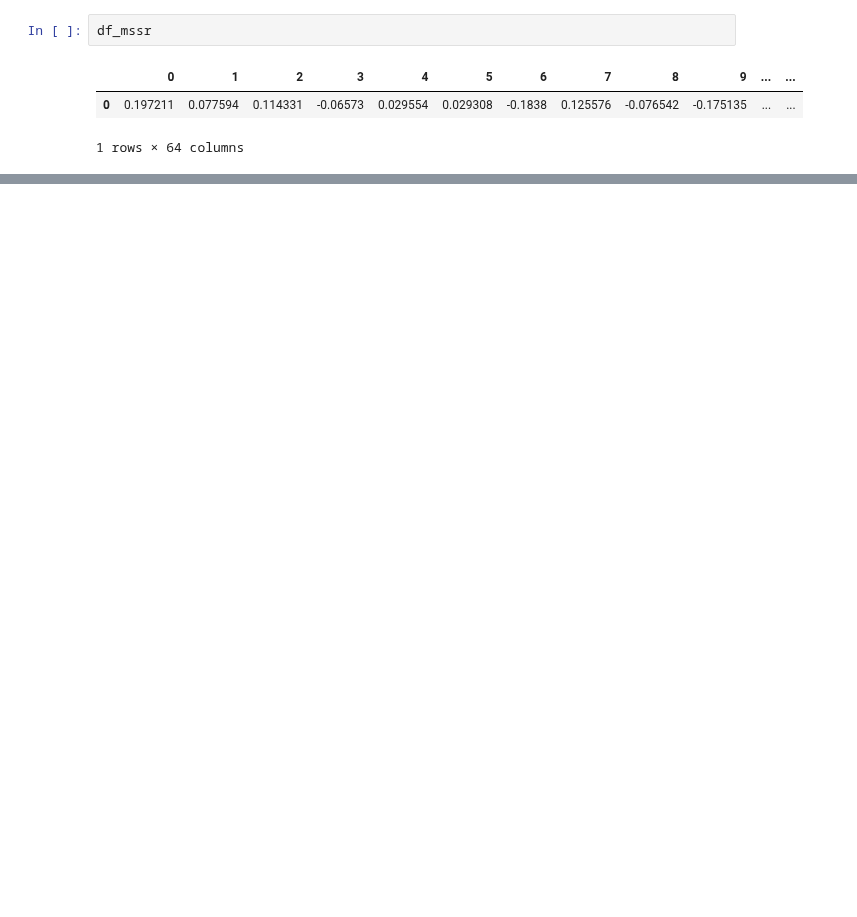
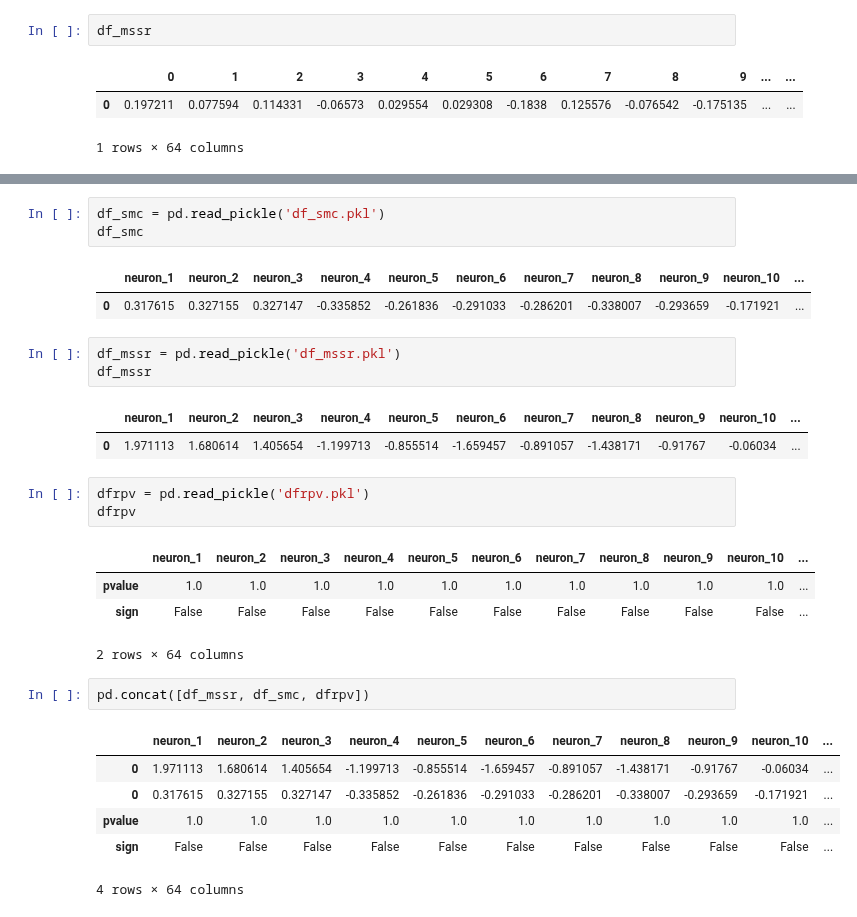
Before and after one commit to MHaurel/nn-concept-interpreter, a Jupyter notebook: visualizer/src/Test.ipynb, the cells around one changed output, grey strips where cells are left out. Drawn from its saved outputs; the diff is of its cells as text; blank space fills up the shorter version.

```diff
--- a/visualizer/src/Test.ipynb
+++ b/visualizer/src/Test.ipynb
@@ -106,0 +110,29 @@ b_s
+# %%
+df_smc = pd.read_pickle('df_smc.pkl')
+df_smc
+# %% [output]
+|  | neuron_1 | neuron_2 | neuron_3 | neuron_4 | neuron_5 | neuron_6 | neuron_7 | neuron_8 | neuron_9 | neuron_10 | ... |
+| 0 | 0.317615 | 0.327155 | 0.327147 | -0.335852 | -0.261836 | -0.291033 | -0.286201 | -0.338007 | -0.293659 | -0.171921 | ... |
+# %%
+df_mssr = pd.read_pickle('df_mssr.pkl')
+df_mssr
+# %% [output]
+|  | neuron_1 | neuron_2 | neuron_3 | neuron_4 | neuron_5 | neuron_6 | neuron_7 | neuron_8 | neuron_9 | neuron_10 | ... |
+| 0 | 1.971113 | 1.680614 | 1.405654 | -1.199713 | -0.855514 | -1.659457 | -0.891057 | -1.438171 | -0.91767 | -0.06034 | ... |
+# %%
+dfrpv = pd.read_pickle('dfrpv.pkl')
+dfrpv
+# %% [output]
+|  | neuron_1 | neuron_2 | neuron_3 | neuron_4 | neuron_5 | neuron_6 | neuron_7 | neuron_8 | neuron_9 | neuron_10 | ... |
+| pvalue | 1.0 | 1.0 | 1.0 | 1.0 | 1.0 | 1.0 | 1.0 | 1.0 | 1.0 | 1.0 | ... |
+| sign | False | False | False | False | False | False | False | False | False | False | ... |
+2 rows × 64 columns
+# %%
+pd.concat([df_mssr, df_smc, dfrpv])
+# %% [output]
+|  | neuron_1 | neuron_2 | neuron_3 | neuron_4 | neuron_5 | neuron_6 | neuron_7 | neuron_8 | neuron_9 | neuron_10 | ... |
+| 0 | 1.971113 | 1.680614 | 1.405654 | -1.199713 | -0.855514 | -1.659457 | -0.891057 | -1.438171 | -0.91767 | -0.06034 | ... |
+| 0 | 0.317615 | 0.327155 | 0.327147 | -0.335852 | -0.261836 | -0.291033 | -0.286201 | -0.338007 | -0.293659 | -0.171921 | ... |
+| pvalue | 1.0 | 1.0 | 1.0 | 1.0 | 1.0 | 1.0 | 1.0 | 1.0 | 1.0 | 1.0 | ... |
+| sign | False | False | False | False | False | False | False | False | False | False | ... |
+4 rows × 64 columns
```
Also changed, not shown: parts of 13 cells of this notebook, 16 other files.
